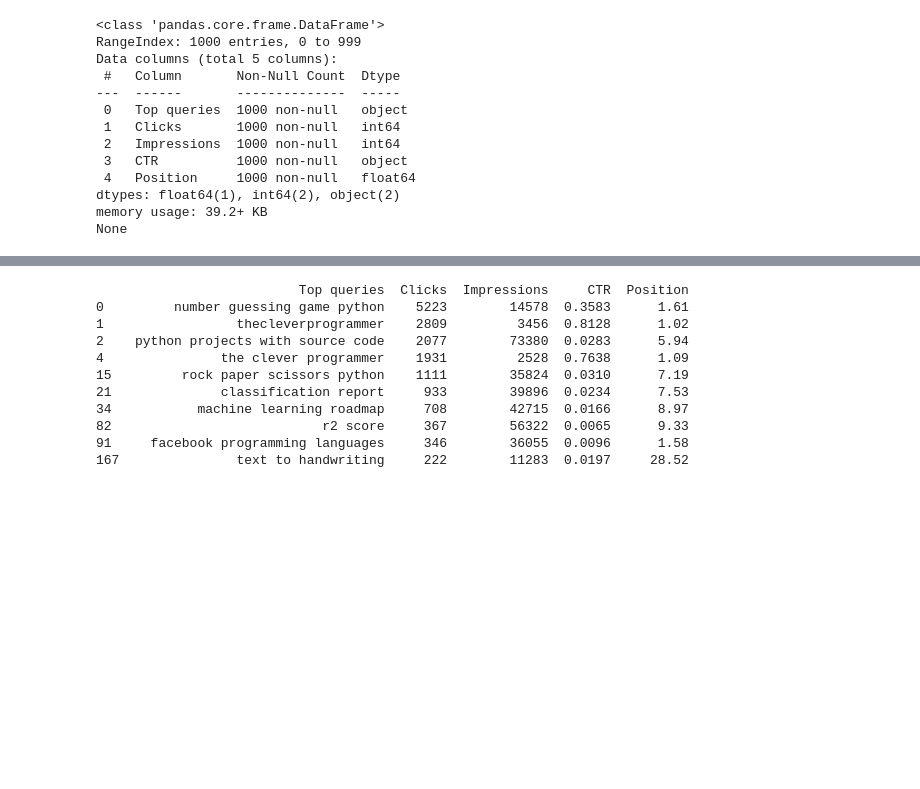
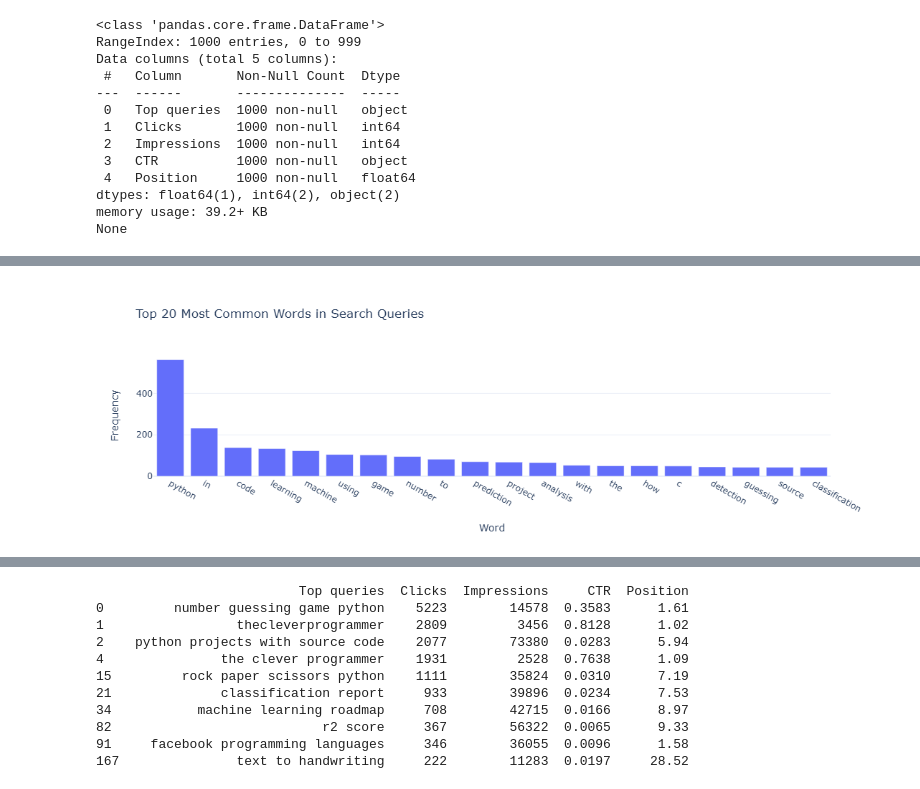
Before and after one commit to Srushti-17/search_query_anomaly, a Jupyter notebook: search_query_anomaly.ipynb, the cells around one changed output, grey strips where cells are left out. Drawn from its saved outputs; the diff is of its cells as text; code cells hidden in the pictures; blank space fills up the shorter version.

```diff
--- a/search_query_anomaly.ipynb
+++ b/search_query_anomaly.ipynb
@@ -6,7 +6,7 @@ import plotly.express as px
 import plotly.io as pio
 pio.templates.default = "plotly_white"
 
-queries_df = pd.read_csv("/content/search_query_anomaly.csv")
+queries_df = pd.read_csv("D:/machine_learning/search-query/search_query_anomaly.csv")
 print(queries_df.head())
 # %% [output]
                                  Top queries  Clicks  Impressions     CTR  \
@@ -42,8 +42,6 @@ None
 # Cleaning CTR column
 queries_df['CTR'] = queries_df['CTR'].str.rstrip('%').astype('float') / 100
 # %%
-!pip uninstall kaleido -y
-!pip install kaleido==0.2.1
 # Function to clean and split the queries into words
 def clean_and_split(query):
     words = re.findall(r'\b[a-zA-Z]+\b', query.lower())
@@ -59,6 +57,4 @@ word_freq_df = pd.DataFrame(word_counts.most_common(20), columns=['Word', 'Frequ
 # Plotting the word frequencies
 fig = px.bar(word_freq_df, x='Word', y='Frequency', title='Top 20 Most Common Words in Search Queries')
 fig.show()
-
-fig.write_image("barchart.png")
 # %% [output]
@@ -73,4 +61,5 @@ Successfully installed kaleido-0.2.1
 [interactive output not drawn]
+[figure, added]
 # %%
 # Top queries by Clicks and Impressions
 top_queries_clicks_vis = queries_df.nlargest(10, 'Clicks')[['Top queries', 'Clicks']]
```
Also changed, not shown: parts of 1 cell of this notebook.
